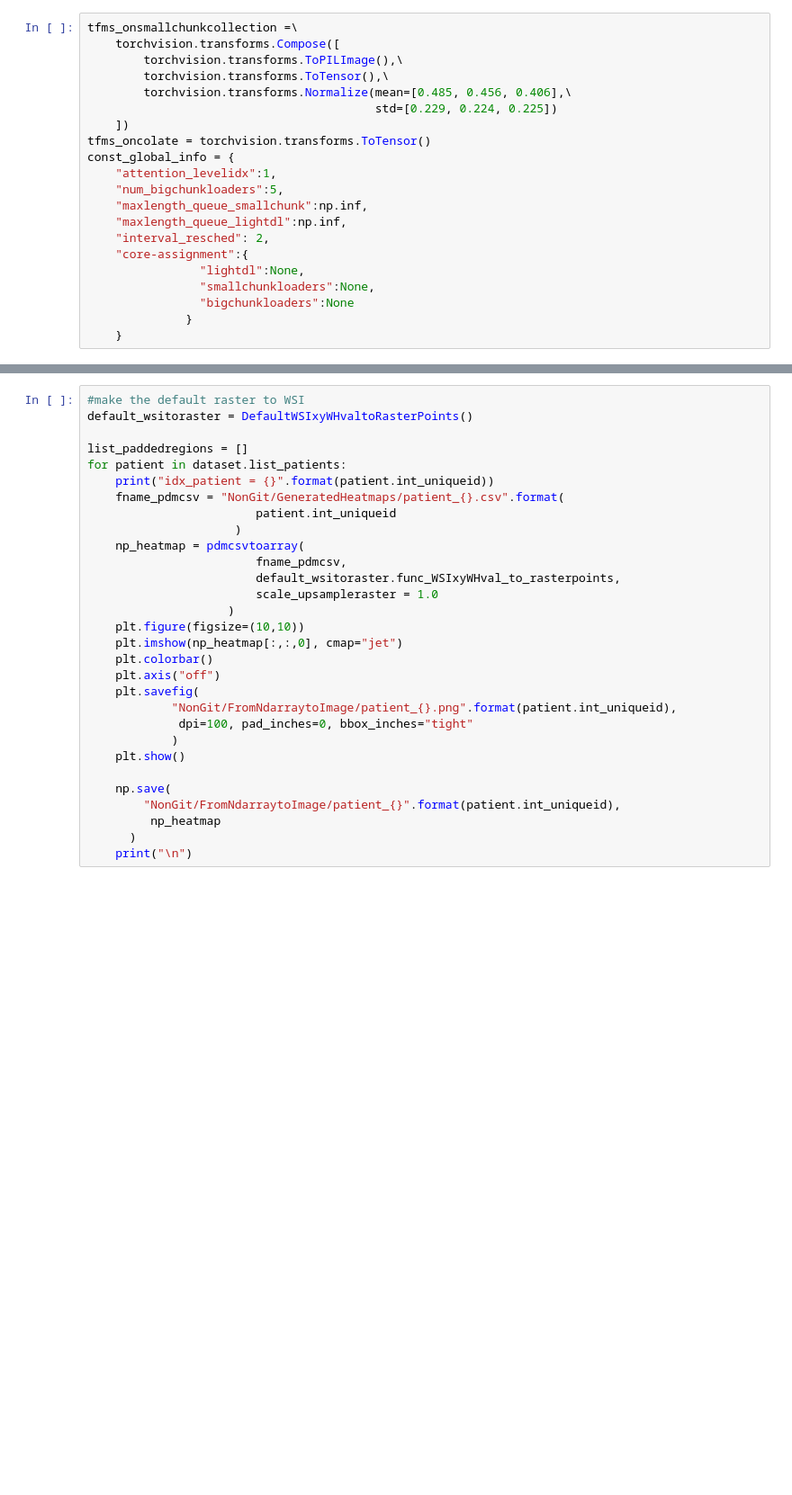
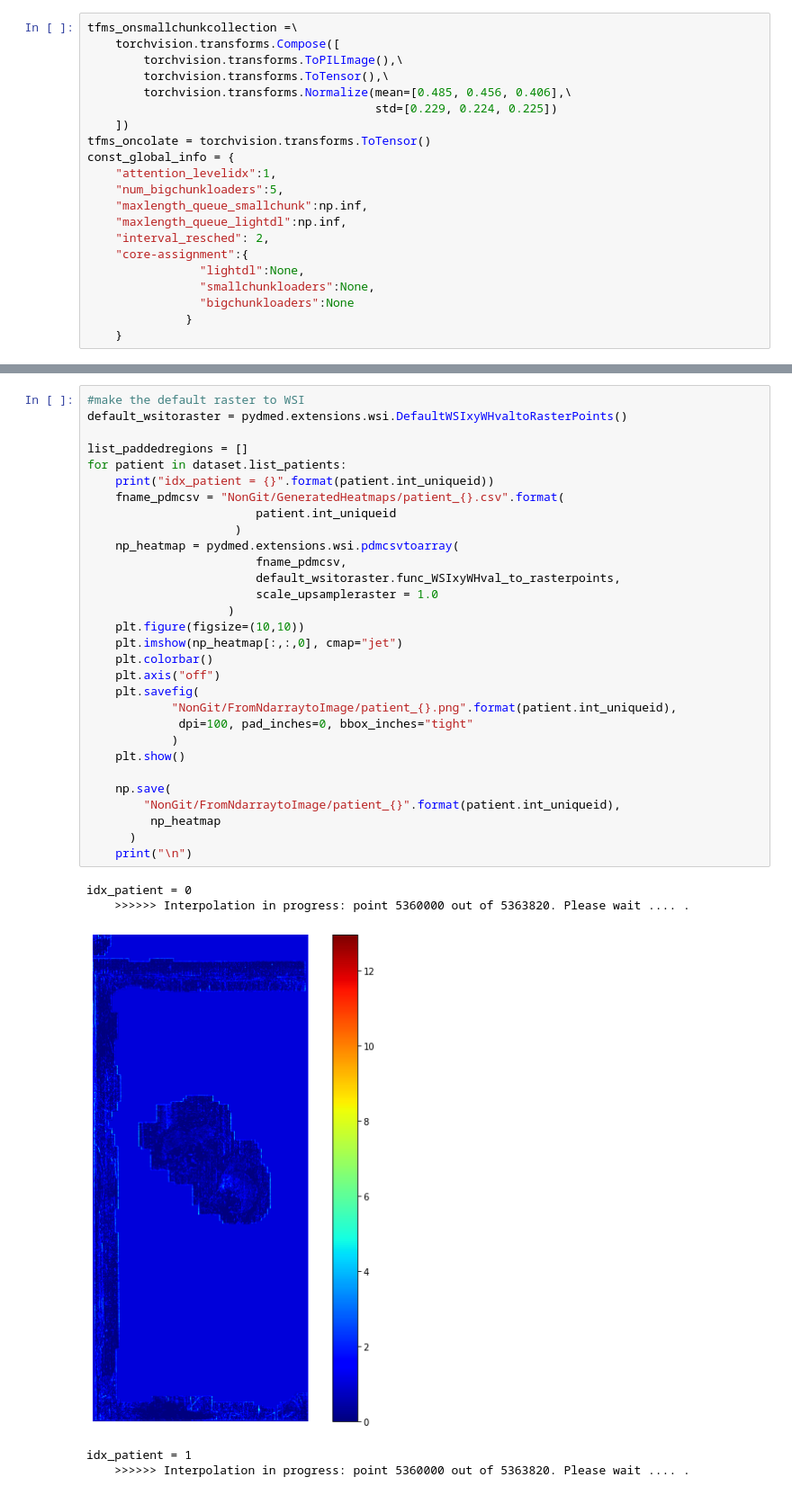
Before and after one commit to amirakbarnejad/PyDmed, a Jupyter notebook: sample_notebooks/Sample3_Heatmap_for_WSIs/sample3_heatmap_for_WSIs.ipynb, the cells around one changed output, grey strips where cells are left out. Shown: that part at 90% size. Drawn from its saved outputs; the diff is of its cells as text; blank space fills up the shorter version.

```diff
--- a/sample_notebooks/Sample3_Heatmap_for_WSIs/sample3_heatmap_for_WSIs.ipynb
+++ b/sample_notebooks/Sample3_Heatmap_for_WSIs/sample3_heatmap_for_WSIs.ipynb
@@ -348,30 +195,36 @@ class DefaultWSIxyWHvaltoRasterPoints:
 # %%
 #make the default raster to WSI
-default_wsitoraster = DefaultWSIxyWHvaltoRasterPoints()
+default_wsitoraster = pydmed.extensions.wsi.DefaultWSIxyWHvaltoRasterPoints()
 
 list_paddedregions = []
 for patient in dataset.list_patients:
     print("idx_patient = {}".format(patient.int_uniqueid))
     fname_pdmcsv = "NonGit/GeneratedHeatmaps/patient_{}.csv".format(
                         patient.int_uniqueid
                      )
-    np_heatmap = pdmcsvtoarray(
+    np_heatmap = pydmed.extensions.wsi.pdmcsvtoarray(
                         fname_pdmcsv,
                         default_wsitoraster.func_WSIxyWHval_to_rasterpoints,
                         scale_upsampleraster = 1.0
                     )
     plt.figure(figsize=(10,10))
     plt.imshow(np_heatmap[:,:,0], cmap="jet")
     plt.colorbar()
     plt.axis("off")
     plt.savefig(
             "NonGit/FromNdarraytoImage/patient_{}.png".format(patient.int_uniqueid),
              dpi=100, pad_inches=0, bbox_inches="tight"
             )
     plt.show()
 
     np.save(
         "NonGit/FromNdarraytoImage/patient_{}".format(patient.int_uniqueid),
          np_heatmap
       )
     print("\n")
+# %% [output]
+idx_patient = 0
+    >>>>>> Interpolation in progress: point 5360000 out of 5363820. Please wait .... .
+[figure, added]
+idx_patient = 1
+    >>>>>> Interpolation in progress: point 5360000 out of 5363820. Please wait .... .
```
Also changed, not shown: parts of 9 cells of this notebook, 2 other files.
